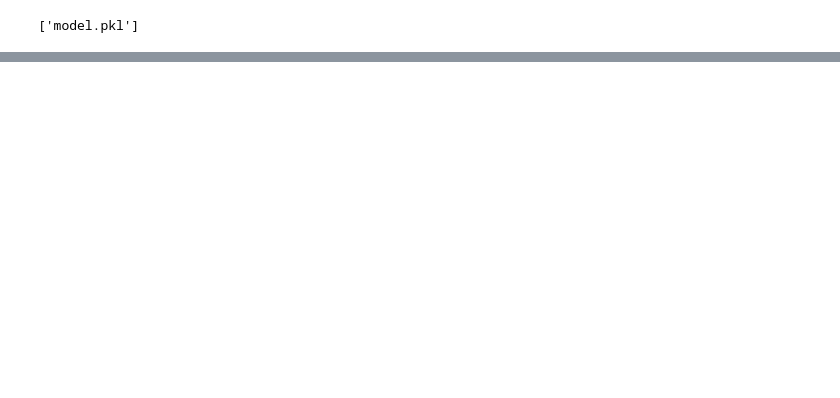
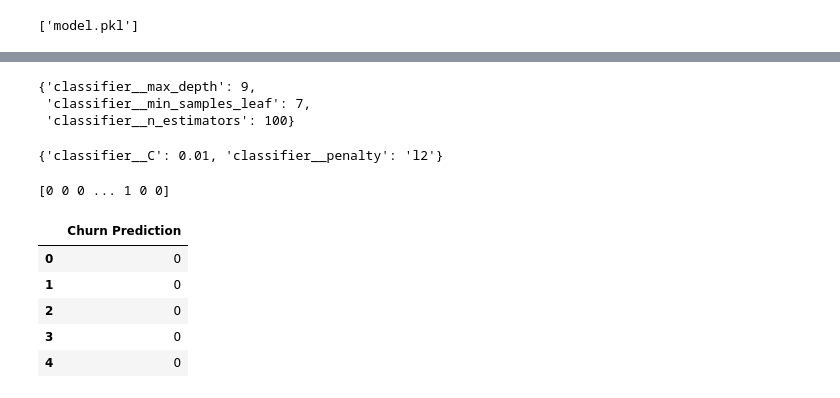
Before and after one commit to Marlon-were/telecommunication-company, a Jupyter notebook: india.ipynb, the cells around one changed output, grey strips where cells are left out. Saved outputs shown, nothing was run; the diff lists cells and outputs as text; code cells hidden in the pictures; blank space fills up the shorter version.

```diff
--- a/india.ipynb
+++ b/india.ipynb
@@ -1155,7 +1155,7 @@ preprocessor = ColumnTransformer(transformers=[
 
 clf = Pipeline(steps=[
     ('preprocessor', preprocessor),
-    ('classifier', KNeighborsClassifier())
+    ('classifier', KNeighborsClassifier(metric='euclidean', n_neighbors=9, weights='uniform'))
 ])
 
 clf.set_output(transform="pandas")
@@ -1251,0 +1259,9 @@ accuracy_score(y_test_encoded, y_pred)
+# %%
+from sklearn.tree import DecisionTreeClassifier
+
+clf_entropy = Pipeline(steps=[
+    ('preprocessor', preprocessor),
+    ('classifier', DecisionTreeClassifier(criterion='entropy', random_state=100, max_depth=5, min_samples_leaf=5))
+])
+
+clf_entropy.fit(X_train, y_train_encoded)
@@ -1251,0 +1306,10 @@ accuracy_score(y_test_encoded, y_pred)
+# %%
+from sklearn.ensemble import RandomForestClassifier
+
+clf_random_forest = Pipeline(steps=[
+    ('preprocessor', preprocessor),
+    ('classifier', RandomForestClassifier(n_estimators=100, random_state=42, max_depth=9, min_samples_leaf=7))
+
+])
+
+clf_random_forest.fit(X_train, y_train_encoded)
@@ -1251,0 +1433,46 @@ accuracy_score(y_test_encoded, y_pred)
+# %%
+param_grid_random_forest = {
+    'classifier__n_estimators': [100, 200, 300, 400],
+    'classifier__max_depth': [3, 5, 7, 9],
+    'classifier__min_samples_leaf': [3, 5, 7, 9]
+}
+
+grid_search_random_forest = GridSearchCV(clf_random_forest, param_grid_random_forest, cv=5)
+
+grid_search_random_forest.fit(X_train, y_train_encoded)
+
+grid_search_random_forest.best_params_
+# %% [output]
+{'classifier__max_depth': 9,
+ 'classifier__min_samples_leaf': 7,
+ 'classifier__n_estimators': 100}
+# %%
+param_grid_linear = {
+    'classifier__penalty': ['l1', 'l2', 'elasticnet', 'none'],
+    'classifier__C': [0.001, 0.01, 0.1, 1, 10, 100]
+}
+
+grid_search_linear = GridSearchCV(clf_linear, param_grid_linear, cv=5)
+
+grid_search_linear.fit(X_train, y_train_encoded)
+
+grid_search_linear.best_params_
+# %% [output]
+{'classifier__C': 0.01, 'classifier__penalty': 'l2'}
+# %%
+# use the random classifier to predict the target variable in the data3 dataset
+
+y_pred_data3 = clf_random_forest.predict(data3)
+print(y_pred_data3)
+# %% [output]
+[0 0 0 ... 1 0 0]
+# %%
+churn_predictions = pd.DataFrame(y_pred_data3, columns=['Churn Prediction'])
+churn_predictions.head()
+# %% [output]
+|  | Churn Prediction |
+| 0 | 0 |
+| 1 | 0 |
+| 2 | 0 |
+| 3 | 0 |
+| 4 | 0 |
```
Also changed, not shown: parts of 34 cells of this notebook, 3 other files.
